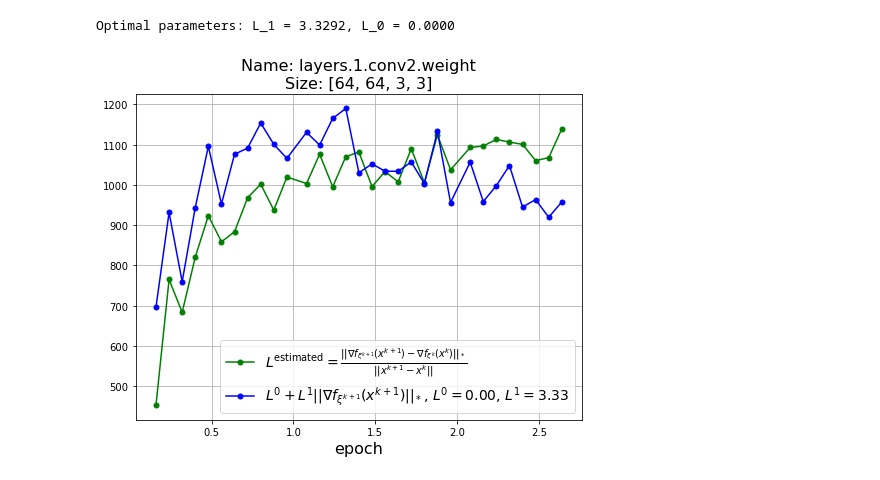
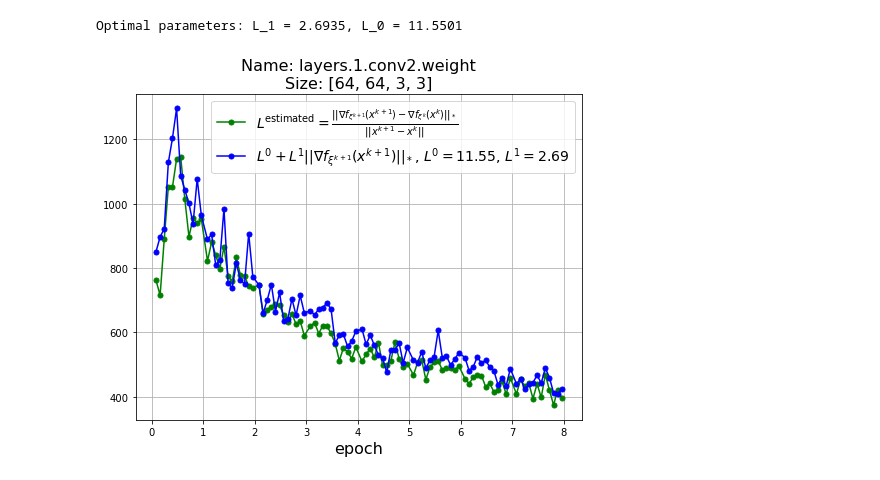
Before and after one commit to artem-riabinin/Experiments-estimating-smoothness-for-NanoGPT-and-CNN-on-CIFAR10, a Jupyter notebook: plots/L0L1-cnn/L0L1-cnn.ipynb, the cells around one changed output. Cells and saved outputs as stored; diff of their text form; code cells hidden in the pictures.

```diff
--- a/plots/L0L1-cnn/L0L1-cnn.ipynb
+++ b/plots/L0L1-cnn/L0L1-cnn.ipynb
@@ -20,7 +20,7 @@ def fit_positive_linear(x, y):
     initial_guess = [1.0, 1.0]
 
     # Constraints a > 0, b > 0
-    bounds = [(1e-6, None), (1e-6, 1e-6)]  # Small threshold to avoid zero
+    bounds = [(1e-6, None), (1e-6, None)]  # Small threshold to avoid zero
 
     # Run optimization
     result = minimize(loss, initial_guess, bounds=bounds)
@@ -35,7 +35,7 @@ L_estimated_values = []
 norm_grad_values = []
 
 # Regular expression pattern to match L_estimated and norm_grad lines
-pattern = re.compile(r"step:(\d+\.\d+) \(3\) L_estimated: ([\d\.]+) norm_grad: ([\d\.]+)")
+pattern = re.compile(r"step:(\d+\.\d+) \(2\) L_estimated: ([\d\.]+) norm_grad: ([\d\.]+)")
 
 step_values = []
 L_estimated_values = []
@@ -44,37 +44,32 @@ norm_grad_values = []
 with open(log_file_path, "r") as file:
     for line in file:
         match = pattern.search(line)
         if match:
             step_values.append(float(match.group(1)))         # step
             L_estimated_values.append(float(match.group(2)))  # L_estimated
             norm_grad_values.append(float(match.group(3)))    # norm_grad
-
-half = len(step_values) // 3
-step_values = step_values[1:half]
-L_estimated_values = L_estimated_values[1:half]
-norm_grad_values = norm_grad_values[1:half]
 
 # Use extracted values from log file
 a, b = fit_positive_linear(norm_grad_values, L_estimated_values)
 print(f"Optimal parameters: L_1 = {a:.4f}, L_0 = {b:.4f}")
 
 # Compute vectors
 y_actual = np.array(L_estimated_values)
 y_predicted = a * np.array(norm_grad_values) + b
 x = np.array(step_values)
 
 # Plot results
 
 plt.figure(figsize=(8, 6))
 plt.plot(x, y_actual, 'o-', markersize=5, label=r'$L^{\mathrm{estimated}} = \frac{||\nabla f_{\xi^{k+1}}(x^{k+1}) - \nabla f_{\xi^{k}}(x^k)||_*}{||x^{k+1} - x^{k}||}$', color='green')
 plt.plot(x, y_predicted, 'o-', markersize=5,
          label = r'$L^0 + L^1 ||\nabla f_{\xi^{k+1}}(x^{k+1})||_*$' + f', $L^0 = {b:.2f}$, $L^1 = {a:.2f}$', color='blue')
 plt.xlabel('epoch', fontsize=16)
 plt.legend(fontsize=14)
 plt.grid()
 plt.title('Name: layers.1.conv2.weight\nSize: [64, 64, 3, 3]', fontsize=16)
 plt.savefig('plot1.pdf', format='pdf')
 plt.show()
 # %% [output]
-Optimal parameters: L_1 = 3.3292, L_0 = 0.0000
+Optimal parameters: L_1 = 2.6935, L_0 = 11.5501
-[figure, old version]
+[figure, new version]
```
Also changed, not shown: parts of 2 cells of this notebook, 1 other file.
